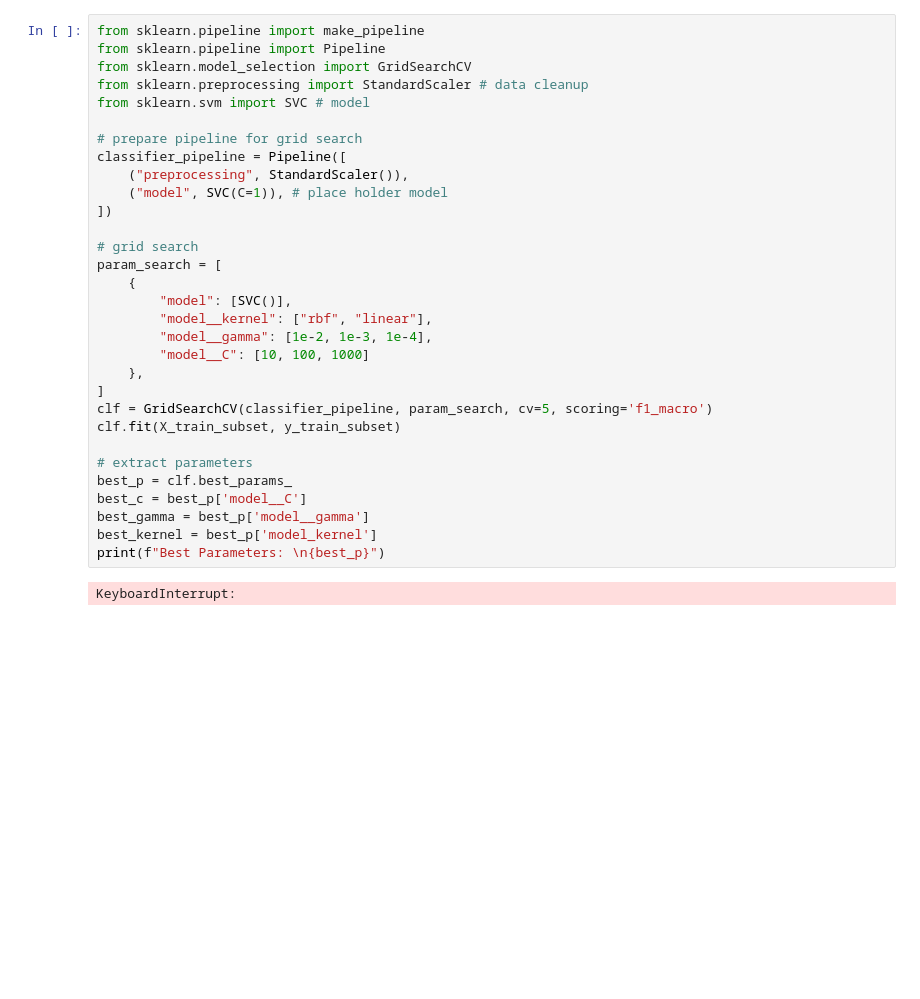
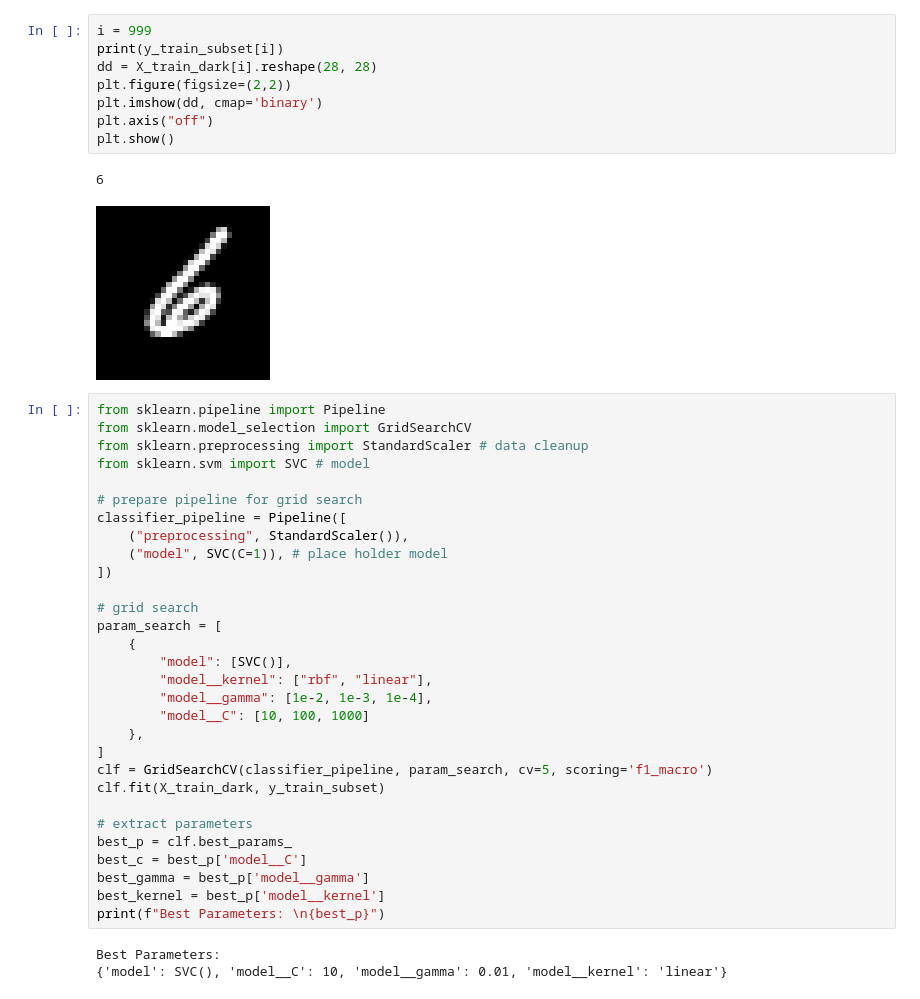
Before and after one commit to levetation/MNIST, a Jupyter notebook: MNIST Classification V2 - SVC.ipynb, the cells around one changed output. Saved outputs shown, nothing was run; the diff lists cells and outputs as text; blank space fills up the shorter version.

```diff
--- a/MNIST Classification V2 - SVC.ipynb
+++ b/MNIST Classification V2 - SVC.ipynb
@@ -37,5 +51,15 @@ Num images: 70000, Num features (pixels): 784
+# %%
+i = 999
+print(y_train_subset[i])
+dd = X_train_dark[i].reshape(28, 28)
+plt.figure(figsize=(2,2))
+plt.imshow(dd, cmap='binary')
+plt.axis("off")
+plt.show()
+# %% [output]
+6
+[figure, added]
 # %%
-from sklearn.pipeline import make_pipeline
 from sklearn.pipeline import Pipeline
 from sklearn.model_selection import GridSearchCV
 from sklearn.preprocessing import StandardScaler # data cleanup
@@ -57,16 +81,17 @@ param_search = [
     },
 ]
 clf = GridSearchCV(classifier_pipeline, param_search, cv=5, scoring='f1_macro')
-clf.fit(X_train_subset, y_train_subset)
+clf.fit(X_train_dark, y_train_subset)
 
 # extract parameters
 best_p = clf.best_params_
 best_c = best_p['model__C']
 best_gamma = best_p['model__gamma']
-best_kernel = best_p['model_kernel']
+best_kernel = best_p['model__kernel']
 print(f"Best Parameters: \n{best_p}")
 # %% [output]
-KeyboardInterrupt:
+Best Parameters:
+{'model': SVC(), 'model__C': 10, 'model__gamma': 0.01, 'model__kernel': 'linear'}
 # %%
 svc_classifier_pipeline = Pipeline([
     ("preprocessing", StandardScaler()),
```
Also changed, not shown: parts of 2 cells of this notebook.
